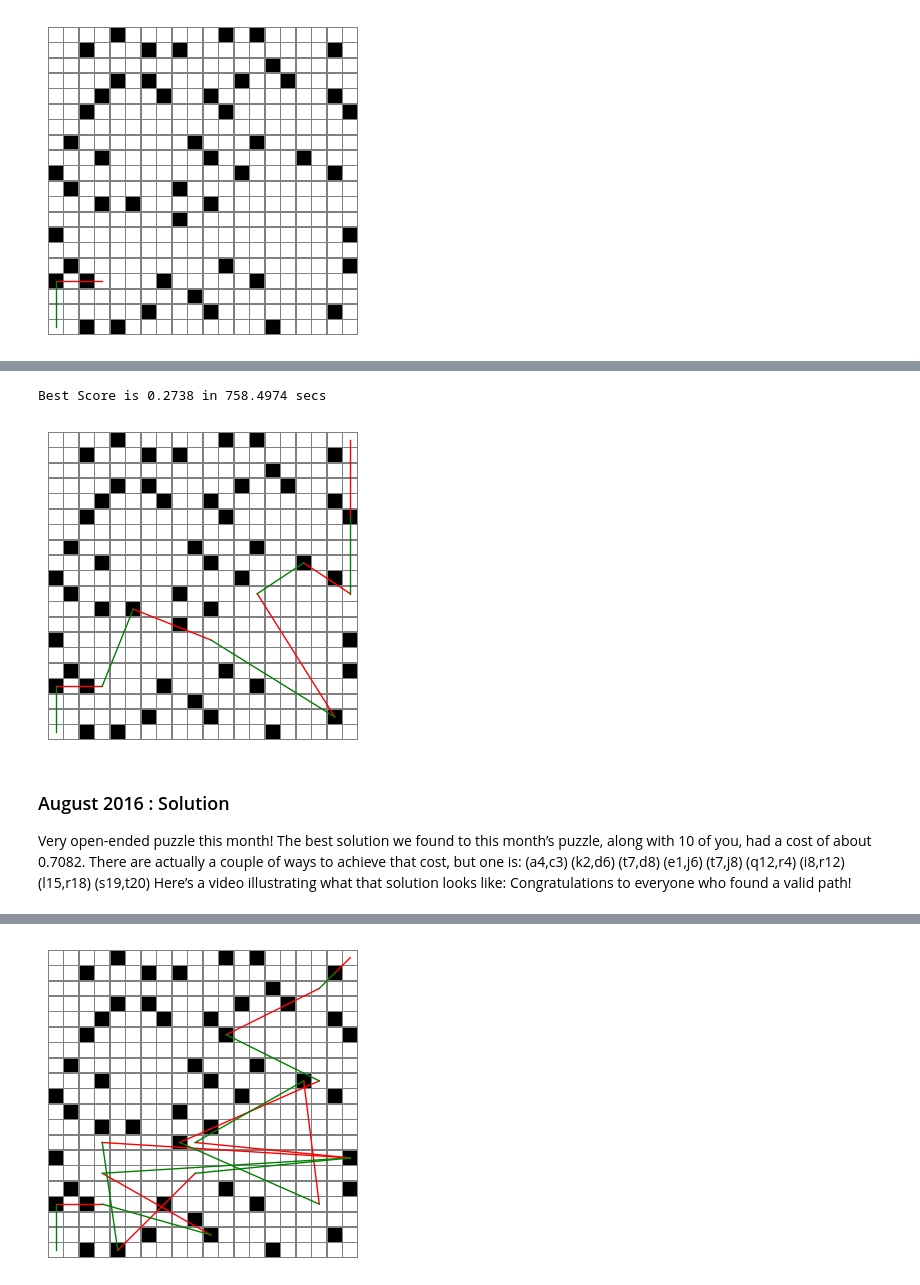
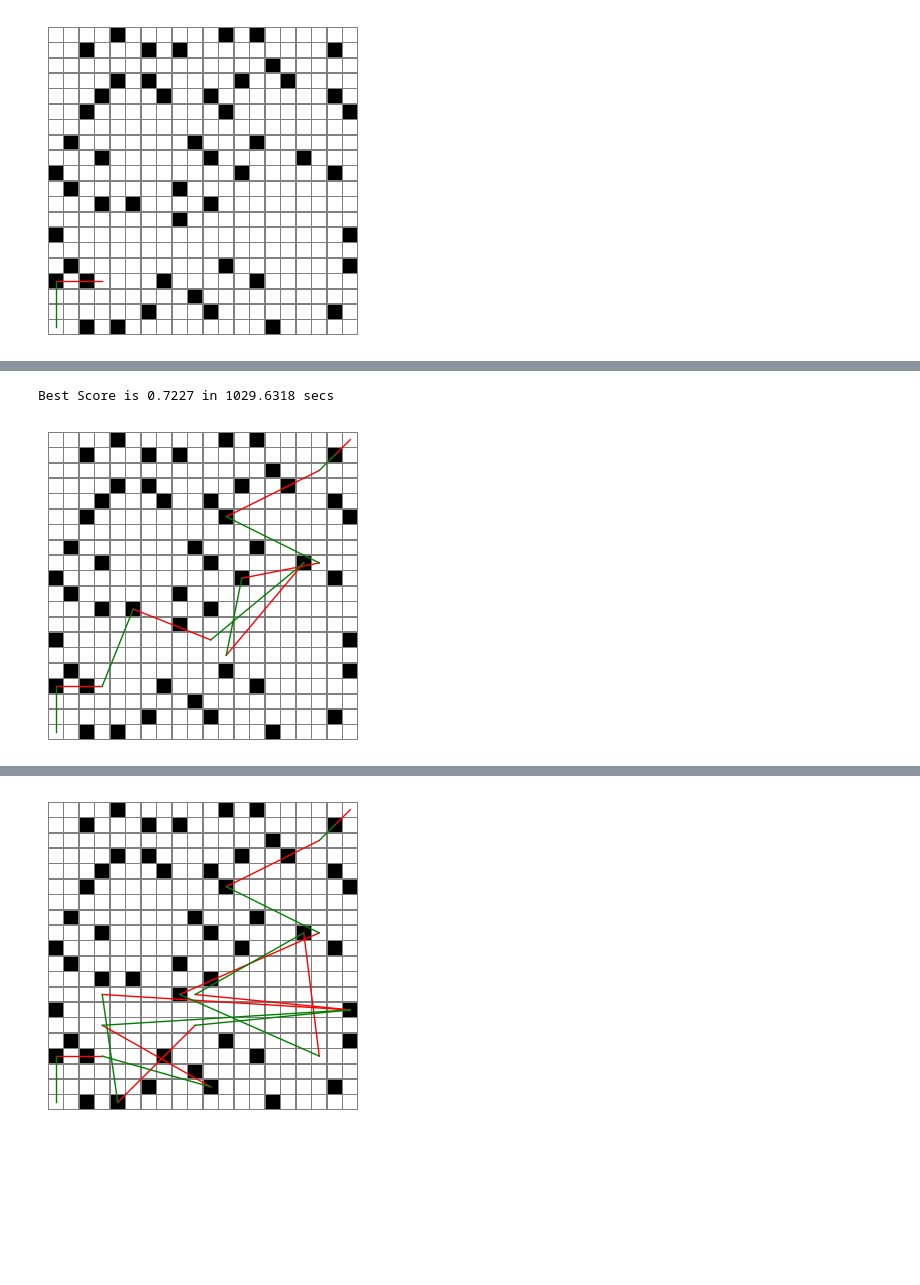
Before and after one commit to gowen100/Jane-Street-Solutions, a Jupyter notebook: 2016_8_SwingTime.ipynb, the cells around one changed output, grey strips where cells are left out. Saved outputs shown, nothing was run; the diff lists cells and outputs as text; code cells hidden in the pictures; blank space fills up the shorter version.

```diff
--- a/2016_8_SwingTime.ipynb
+++ b/2016_8_SwingTime.ipynb
@@ -67,6 +91,14 @@ lines = {((x,y),(i,j)):to_polar((x,y),(i,j)) for x in range(20) for y in range(2
 # %%
-def between_angle(a,min,max):
-    if a >= min and a <= max:
+@nb.njit()
+def between_angle(start_angle,end_angle,block_angles):
+    blocks = np.concatenate((block_angles-360,block_angles+0,block_angles+360))
+    min_angle = np.max(blocks[blocks <= start_angle])
+    max_angle = np.min(blocks[blocks >= start_angle])
+    if start_angle < np.min(block_angles) and end_angle > np.max(block_angles):
+        end_angle-360
+    if start_angle > np.max(block_angles) and end_angle < np.min(block_angles):
+        end_angle+360
+    if end_angle >= min_angle and end_angle <= max_angle:
         return True
     else:
         return False
@@ -95,8 +138,8 @@ swings = poss_swing(19,0,coords1,lines)
 # %%
-def solver(target,coords,lines):
+def solver(target,coords,lines,edges,initial=(19,0)):
     soln = []
-    paths=[[(19,0),coords,0,[],[]]] #current point, coords left,score,path,pivots
-    best_score = 1
+    paths=[[initial,coords,0,[],[]]] #current point, coords left,score,path,pivots
+    best_score = .75
 
     while len(soln) == 0:
         (x,y),c,s,p,pv = paths.pop(0)
@@ -106,48 +149,27 @@ def solver(target,coords,lines):
                 soln = [s,p,pv]
                 best_score = np.copy(s)
             else:
-                swings = poss_swing(x,y,c,lines)
-                for (a,b),(i,j) in swings:
+                swings = poss_swing(x,y,c,lines,edges)
+                for (a,b),(i,j),distance in swings:
                     new_c=dc(c)
                     new_c.remove((a,b))
                     new_path = p+[(i,j)]
                     new_pivot = pv+[(a,b)]
-                    new_s = s + 1/(np.linalg.norm(np.array([a,b])-np.array([i,j]))**2)
+                    new_s = s + 1/distance**2
                     paths.append([(i,j),new_c,new_s,new_path,new_pivot])
     return(soln)
-# %%
-start = time.time()
-score,path,pivots = solver((0,19),coords1,lines)
-
-print("Best Score is {:.4f} in {:.4f} secs".format(score,time.time()-start))
-swings = ([[x,pivots[i]] for i,x in enumerate(path)])
-starts = [(19,0)]+[i[0] for i in swings[:-1]]
-pivots = [i[1] for i in swings]
-
-start = [i for i in zip(starts,pivots)]
-print_coord(coords1,start=start,swings=swings)
-# %% [output]
-Best Score is 0.2738 in 758.4974 secs
-[figure, removed]
-# %%
-url='https://www.janestreet.com/puzzles/swing-time-solution/'
-res = requests.get(url)
-soup = BeautifulSoup(res.content, 'html.parser')
-y =[text for text in soup.body.stripped_strings]
-#display([(i,j) for i,j in enumerate(y)])
-display(Markdown("### "+y[8]+"\n\n"+str("\n".join(y[10:14]))))
-# %% [output]
-### August 2016 : Solution
-
-Very open-ended puzzle this month! The best solution we found to this month’s puzzle, along with 10 of you, had a cost of about 0.7082. There are actually a couple of ways to achieve that cost, but one is:
-(a4,c3)
-(k2,d6)
-(t7,d8)
-(e1,j6)
-(t7,j8)
-(q12,r4)
-(i8,r12)
-(l15,r18)
-(s19,t20)
-Here’s a video illustrating what that solution looks like:
-Congratulations to everyone who found a valid path!
+# %%
+start = time.time()
+initial= (19,0)
+score,path,pivots = solver((0,19),coords1,lines,edge_angles,initial)
+
+print("Best Score is {:.4f} in {:.4f} secs".format(score,time.time()-start))
+swings = ([[x,pivots[i]] for i,x in enumerate(path)])
+starts = [initial]+[i[0] for i in swings[:-1]]
+pivots = [i[1] for i in swings]
+
+start = [i for i in zip(starts,pivots)]
+print_coord(coords1,start=start,swings=swings)
+# %% [output]
+Best Score is 0.7227 in 1029.6318 secs
+[figure, added]
```
Also changed, not shown: parts of 6 cells of this notebook.
